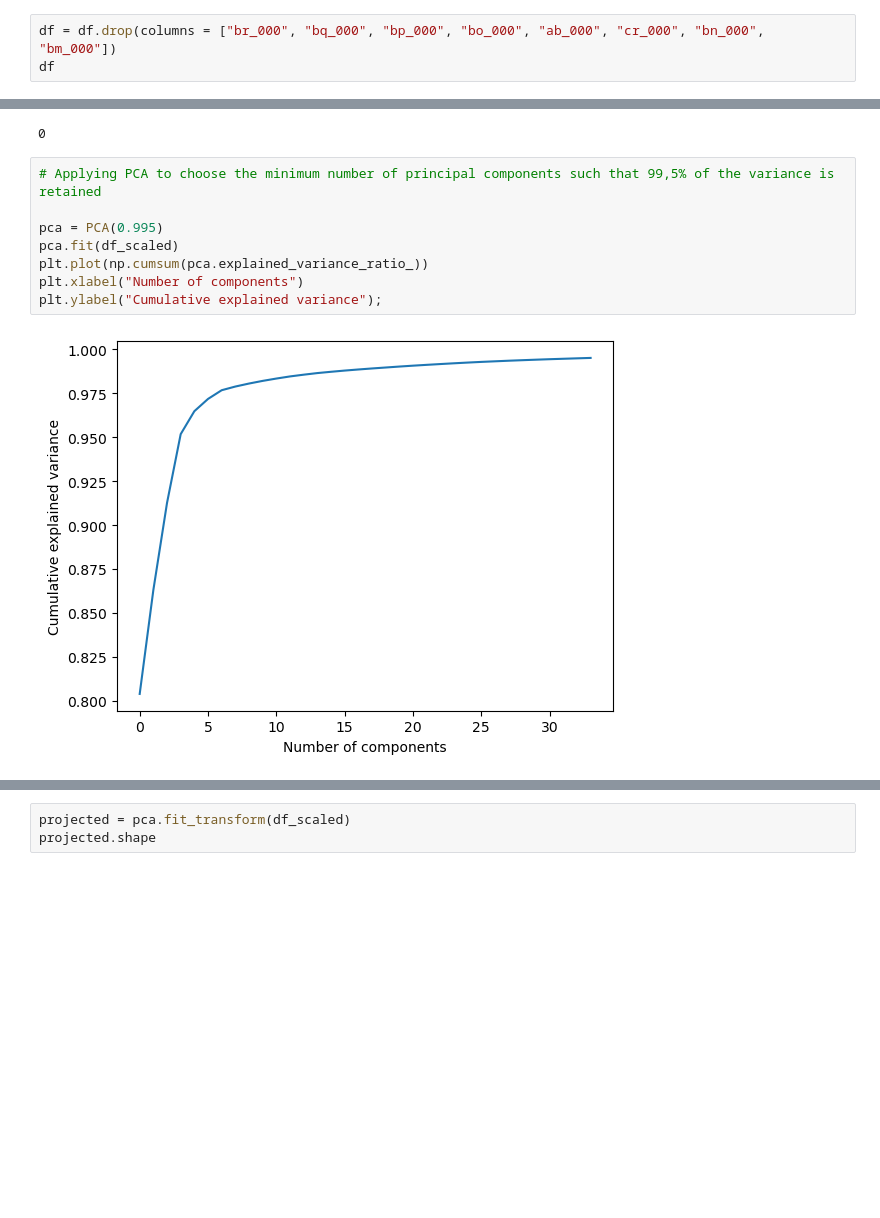
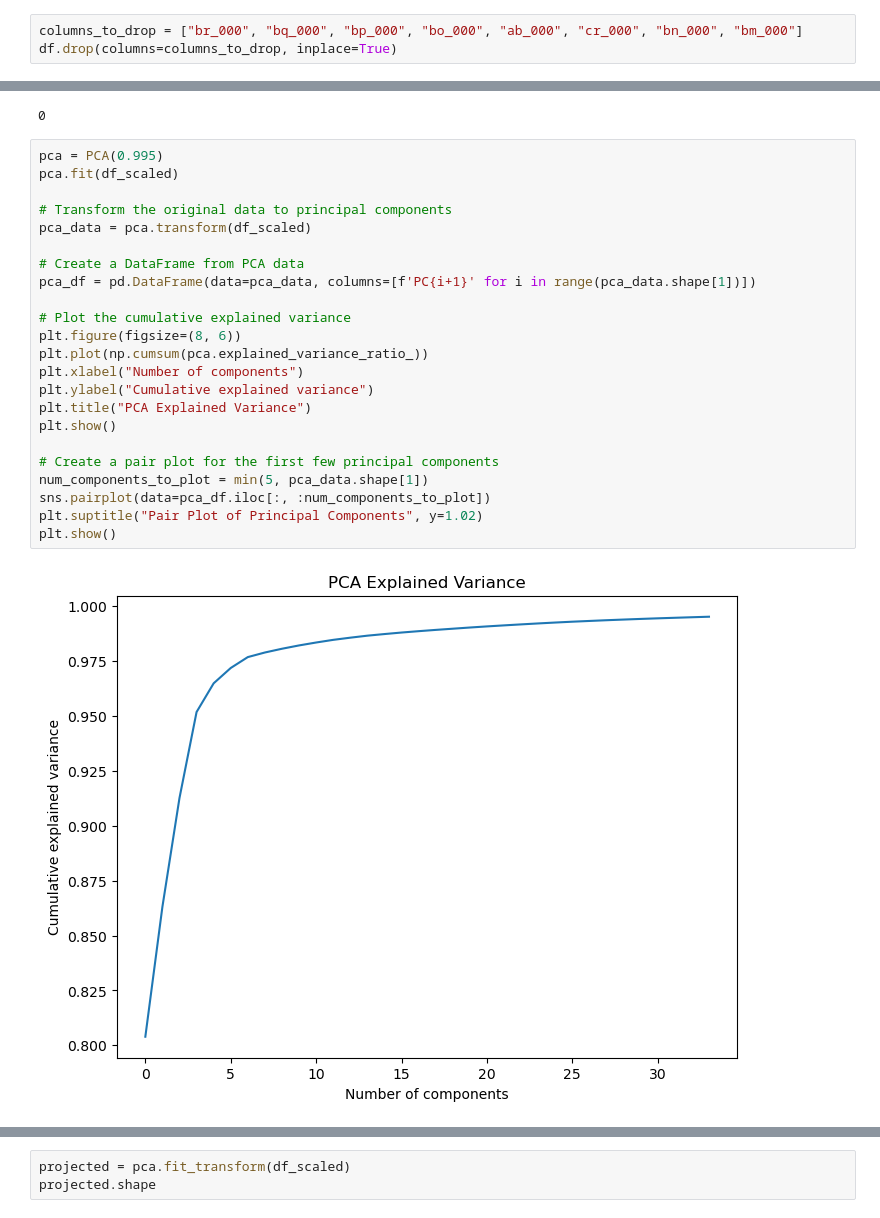
Before and after one commit to Goodevil01/Data-Prep-Ca1-, a Jupyter notebook: Ilori Joshua.ipynb, the cells around one changed output, grey strips where cells are left out. Saved outputs shown, nothing was run; the diff lists cells and outputs as text; blank space fills up the shorter version.

```diff
--- a/Ilori Joshua.ipynb
+++ b/Ilori Joshua.ipynb
@@ -166,5 +162,5 @@ cols_to_drop
  'bn_000',
  'bm_000']
 # %%
-df = df.drop(columns = ["br_000", "bq_000", "bp_000", "bo_000", "ab_000", "cr_000", "bn_000", "bm_000"])
-df
+columns_to_drop = ["br_000", "bq_000", "bp_000", "bo_000", "ab_000", "cr_000", "bn_000", "bm_000"]
+df.drop(columns=columns_to_drop, inplace=True)
@@ -318,12 +303,27 @@ df_scaled.isna().sum().sum()
 # %% [output]
 0
 # %%
-# Applying PCA to choose the minimum number of principal components such that 99,5% of the variance is retained
-
 pca = PCA(0.995)
 pca.fit(df_scaled)
+
+# Transform the original data to principal components
+pca_data = pca.transform(df_scaled)
+
+# Create a DataFrame from PCA data
+pca_df = pd.DataFrame(data=pca_data, columns=[f'PC{i+1}' for i in range(pca_data.shape[1])])
+
+# Plot the cumulative explained variance
+plt.figure(figsize=(8, 6))
 plt.plot(np.cumsum(pca.explained_variance_ratio_))
 plt.xlabel("Number of components")
-plt.ylabel("Cumulative explained variance");
+plt.ylabel("Cumulative explained variance")
+plt.title("PCA Explained Variance")
+plt.show()
+
+# Create a pair plot for the first few principal components
+num_components_to_plot = min(5, pca_data.shape[1])
+sns.pairplot(data=pca_df.iloc[:, :num_components_to_plot])
+plt.suptitle("Pair Plot of Principal Components", y=1.02)
+plt.show()
 # %% [output]
-[figure, old version]
+[figure, new version]
```
Also changed, not shown: parts of 12 cells of this notebook.
